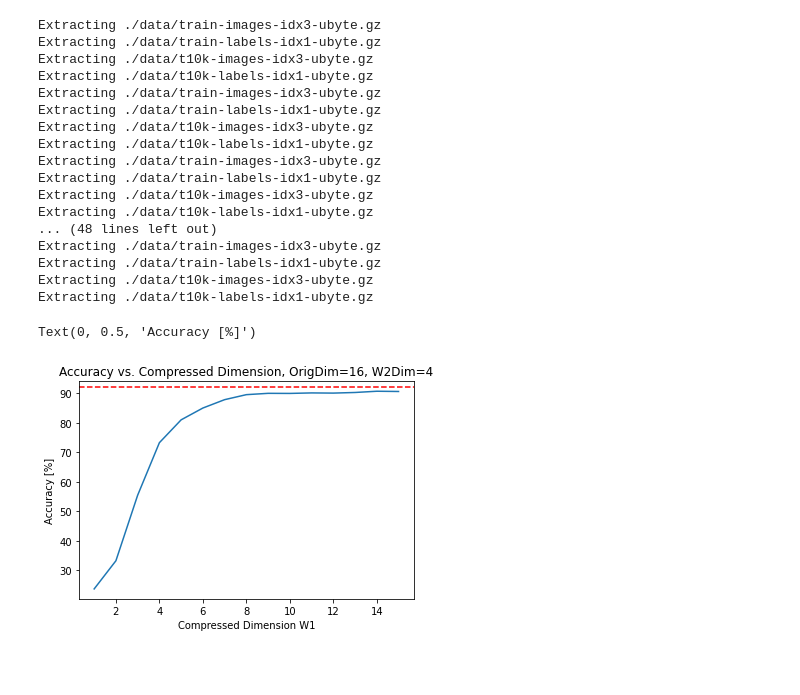
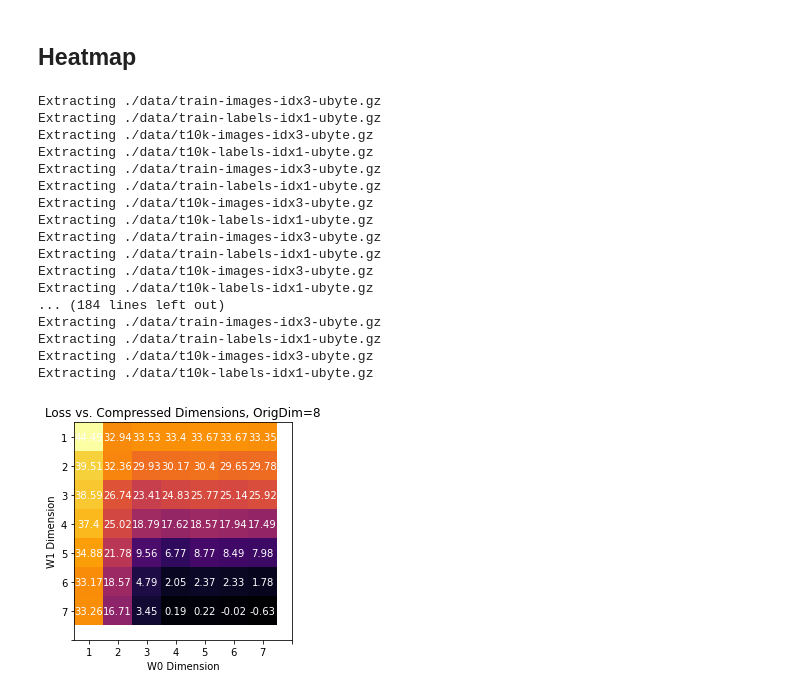
Before and after one commit to aaronleesander/DMRG-inspired-Algorithms-for-Neural-Network-Compression, a Jupyter notebook: DMRG/MPO_Net_Compression.ipynb, the cells around one changed output. Drawn from its saved outputs; the diff is of its cells as text; code cells hidden in the pictures; blank space fills up the shorter version.

```diff
--- a/DMRG/MPO_Net_Compression.ipynb
+++ b/DMRG/MPO_Net_Compression.ipynb
@@ -231,0 +235,5 @@ def compress_NN(raw_state, phys_dim, threshold, compressed_state=0, plot=0):
+# %%
+D = 8
+sigma = [4, 4, 4, 4]
+sigma_prime = [1, 10, 1, 1]
+MPO_1, bias_1 = weights_to_MPO(weights, D, sigma, sigma_prime, layer=1)
@@ -231,0 +242,3 @@ def compress_NN(raw_state, phys_dim, threshold, compressed_state=0, plot=0):
+# %%
+acc, t = FC2(MPO_0, bias_0, MPO_1, bias_1)
+print(acc, "%", t, "s")
@@ -270,0 +280,4 @@ Sim: 60.68615053354439 Dist: 0.012000921617535862 BondDim: 15
+# %%
+print("Orig:", calculate_params(MPS_0))
+for i in range(len(compressed_MPS_0)):
+    print(i+1, round(calculate_params(compressed_MPS_0[i])/calculate_params(MPS_0)*100, 2), "% of Orig")
@@ -270,0 +293,4 @@ Sim: 60.68615053354439 Dist: 0.012000921617535862 BondDim: 15
+# %%
+print("Orig:", calculate_params(MPS_1))
+for i in range(len(compressed_MPS_1)):
+    print(i+1, round(calculate_params(compressed_MPS_1[i])/calculate_params(MPS_1)*100, 2), "% of Orig")
@@ -431,41 +505,61 @@ Text(0, 0.5, 'Accuracy [%]')
+# %% [markdown]
+## Heatmap
 # %%
-acc = []
+acc_orig, time_orig = FC2(MPO_0, bias_0, MPO_1, bias_1)
+heatmap = []
+for W0_dim in range(1, len(compressed_MPS_0)+1):
+    loss = []
+    MPS_0_test = compressed_MPS_0[W0_dim-1]
+    for W1_dim in range(1, len(compressed_MPS_1)+1):
+        MPS_1_test = compressed_MPS_1[W1_dim-1]
 
-### Hold W2 steady at 2
-for new_dim in range(1, len(compressed_MPS_0)+1):
-    MPS_0_test = compressed_MPS_0[new_dim-1]
-    MPS_1_test = compressed_MPS_1[3]
+        dim_0 = [MPS_0_test[0].shape[1], MPS_0_test[1].shape[1], MPS_0_test[2].shape[1], MPS_0_test[3].shape[1]]
+        dim_1 = [MPS_1_test[0].shape[1], MPS_1_test[1].shape[1], MPS_1_test[2].shape[1], MPS_1_test[3].shape[1]]
+        MPO_0_test = open_legs(MPS_0_test, MPO_0, bond_dim=dim_0)
+        MPO_1_test = open_legs(MPS_1_test, MPO_1, bond_dim=dim_1)
 
-    dim_0 = [MPS_0_test[0].shape[1], MPS_0_test[1].shape[1], MPS_0_test[2].shape[1], MPS_0_test[3].shape[1]]
-    dim_1 = [MPS_1_test[0].shape[1], MPS_1_test[1].shape[1], MPS_1_test[2].shape[1], MPS_1_test[3].shape[1]]
-    MPO_0_test = open_legs(MPS_0_test, MPO_0, bond_dim=dim_0)
-    MPO_1_test = open_legs(MPS_1_test, MPO_1, bond_dim=dim_1)
+        acc, _ = FC2(MPO_0_test, bias_0, MPO_1_test, bias_1)
+        loss.append(acc_orig-acc)
+    heatmap.append(loss)
 
-    acc.append(FC2(MPO_0_test, bias_0, MPO_1_test, bias_1))
+fig, ax = plt.subplots()
+im = ax.imshow(heatmap, cmap='inferno')
 
-acc_orig = FC2(MPO_0, bias_0, MPO_1, bias_1)
-plt.plot(range(1, len(compressed_MPS_0)+1), acc)
-plt.axhline(acc_orig, color='r', linestyle='--')
-plt.title('Accuracy vs. Compressed Dimension, OrigDim=%d, W2Dim=4' %(len(compressed_MPS_0)+1))
-plt.xlabel('Compressed Dimension W1')
-plt.ylabel('Accuracy [%]')
+# We want to show all ticks...
+ax.set_xticks(np.arange(len(compressed_MPS_0)+1))
+ax.set_yticks(np.arange(len(compressed_MPS_1)+1))
+# ... and label them with the respective list entries
+ax.set_xticklabels(np.arange(1, len(compressed_MPS_0)+1))
+ax.set_yticklabels(np.arange(1, len(compressed_MPS_1)+1))
+
+# Rotate the tick labels and set their alignment.
+# plt.setp(ax.get_xticklabels(), rotation=45, ha="right",
+#          rotation_mode="anchor")
+
+plt.xlabel('W0 Dimension')
+plt.ylabel('W1 Dimension')
+plt.title('Loss vs. Compressed Dimensions, OrigDim=%d' % D)
+# Loop over data dimensions and create text annotations.
+for i in range(len(compressed_MPS_0)):
+    for j in range(len(compressed_MPS_1)):
+        text = ax.text(j, i, np.round(heatmap[i][j], 2),
+                       ha="center", va="center", color="w")
 # %% [output]
 Extracting ./data/train-images-idx3-ubyte.gz
 Extracting ./data/train-labels-idx1-ubyte.gz
 Extracting ./data/t10k-images-idx3-ubyte.gz
 Extracting ./data/t10k-labels-idx1-ubyte.gz
 Extracting ./data/train-images-idx3-ubyte.gz
 Extracting ./data/train-labels-idx1-ubyte.gz
 Extracting ./data/t10k-images-idx3-ubyte.gz
 Extracting ./data/t10k-labels-idx1-ubyte.gz
 Extracting ./data/train-images-idx3-ubyte.gz
 Extracting ./data/train-labels-idx1-ubyte.gz
 Extracting ./data/t10k-images-idx3-ubyte.gz
 Extracting ./data/t10k-labels-idx1-ubyte.gz
-... (48 lines left out)
+... (184 lines left out)
 Extracting ./data/train-images-idx3-ubyte.gz
 Extracting ./data/train-labels-idx1-ubyte.gz
 Extracting ./data/t10k-images-idx3-ubyte.gz
 Extracting ./data/t10k-labels-idx1-ubyte.gz
-Text(0, 0.5, 'Accuracy [%]')
-[figure, old version]
+[figure, new version]
```
Also changed, not shown: parts of 26 cells of this notebook, 1 other file.
